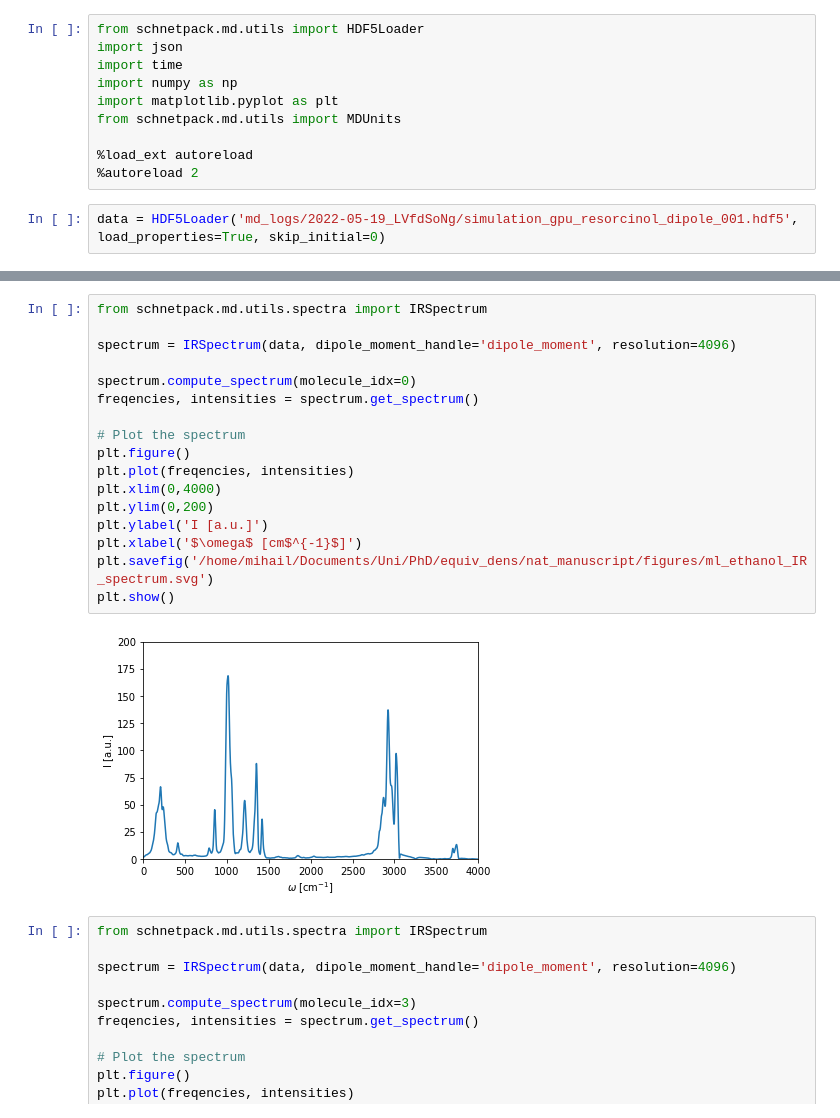
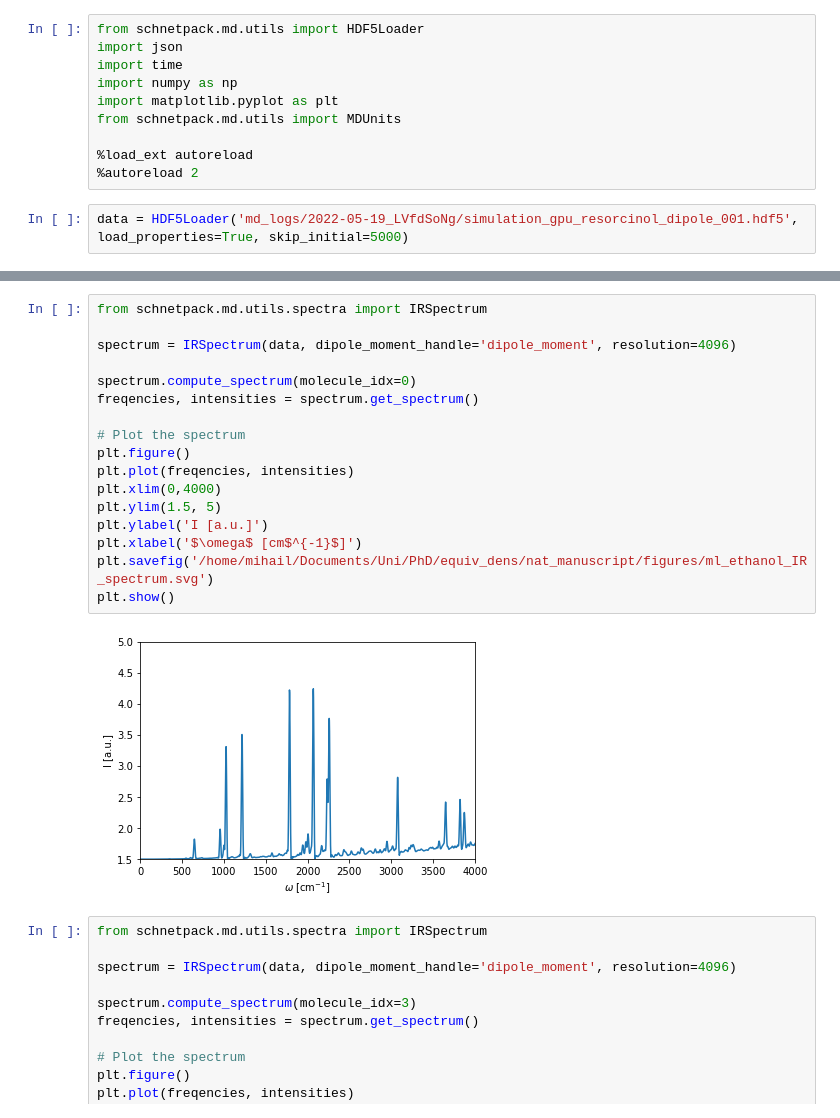
Before and after one commit to MihailBogojeski/equiv_dens_ml, a Jupyter notebook: schnetpack_md_ir_spectra_res.ipynb, the cells around one changed output, grey strips where cells are left out. Cells and saved outputs as stored; diff of their text form.

```diff
--- a/schnetpack_md_ir_spectra_res.ipynb
+++ b/schnetpack_md_ir_spectra_res.ipynb
@@ -9,7 +9,7 @@ from schnetpack.md.utils import MDUnits
 %load_ext autoreload
 %autoreload 2
 # %%
-data = HDF5Loader('md_logs/2022-05-19_LVfdSoNg/simulation_gpu_resorcinol_dipole_001.hdf5', load_properties=True, skip_initial=0)
+data = HDF5Loader('md_logs/2022-05-19_LVfdSoNg/simulation_gpu_resorcinol_dipole_001.hdf5', load_properties=True, skip_initial=5000)
 # %%
 energies = data.get_property('energy')
 print('Shape:', energies.shape)
@@ -192,22 +200,22 @@ plt.show()
 # %%
 from schnetpack.md.utils.spectra import IRSpectrum
 
 spectrum = IRSpectrum(data, dipole_moment_handle='dipole_moment', resolution=4096)
 
 spectrum.compute_spectrum(molecule_idx=0)
 freqencies, intensities = spectrum.get_spectrum()
 
 # Plot the spectrum
 plt.figure()
 plt.plot(freqencies, intensities)
 plt.xlim(0,4000)
-plt.ylim(0,200)
+plt.ylim(1.5, 5)
 plt.ylabel('I [a.u.]')
 plt.xlabel('$\omega$ [cm$^{-1}$]')
 plt.savefig('/home/mihail/Documents/Uni/PhD/equiv_dens/nat_manuscript/figures/ml_ethanol_IR_spectrum.svg')
 plt.show()
 # %% [output]
-[figure, old version]
+[figure, new version]
 # %%
 from schnetpack.md.utils.spectra import IRSpectrum
 
```
Also changed, not shown: parts of 8 cells of this notebook, 5 other files.
